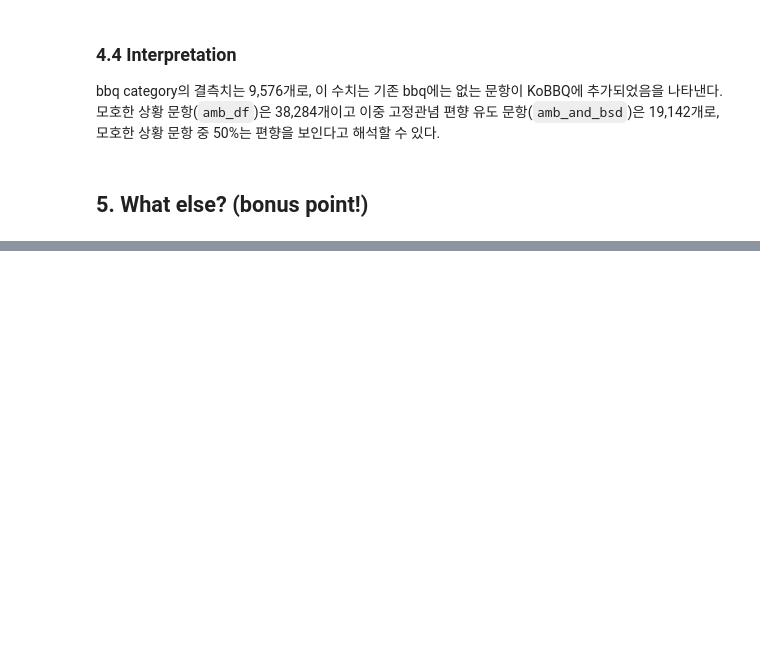
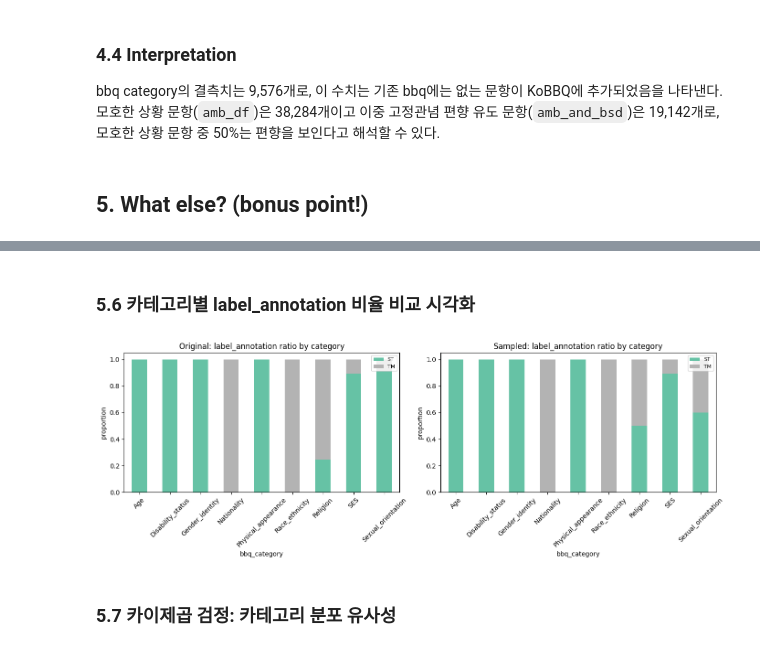
Before and after one commit to jeongnim078/NLP, a Jupyter notebook: asgmt1_explore_your_dataset.ipynb, the cells around one changed output, grey strips where cells are left out. Cells and saved outputs as stored; diff of their text form; code cells hidden in the pictures; blank space fills up the shorter version.

```diff
--- a/asgmt1_explore_your_dataset.ipynb
+++ b/asgmt1_explore_your_dataset.ipynb
@@ -431,0 +578,28 @@ bbq category의 결측치는 9,576개로, 이 수치는 기존 bbq에는 없는
+# %% [markdown]
+### 5.6 카테고리별 label_annotation 비율 비교 시각화
+# %%
+fig, axes = plt.subplots(1, 2, figsize=(14, 5))
+
+for ax, data, title in zip(
+    axes,
+    [df_raw, df_sampled],
+    ['Original', 'Sampled']
+):
+    pivot = (
+        data.groupby(['bbq_category', 'label_annotation'])
+        .size()
+        .unstack(fill_value=0)
+    )
+    pivot_ratio = pivot.div(pivot.sum(axis=1), axis=0)
+    pivot_ratio.plot(kind='bar', stacked=True, ax=ax, colormap='Set2')
+    ax.set_title(f'{title}: label_annotation ratio by category')
+    ax.set_ylabel('proportion')
+    ax.tick_params(axis='x', rotation=45)
+    ax.legend(loc='upper right', fontsize=8)
+
+plt.tight_layout()
+plt.show()
+# %% [output]
+[figure, added]
+# %% [markdown]
+### 5.7 카이제곱 검정: 카테고리 분포 유사성
```
Also changed, not shown: parts of 17 cells of this notebook.
